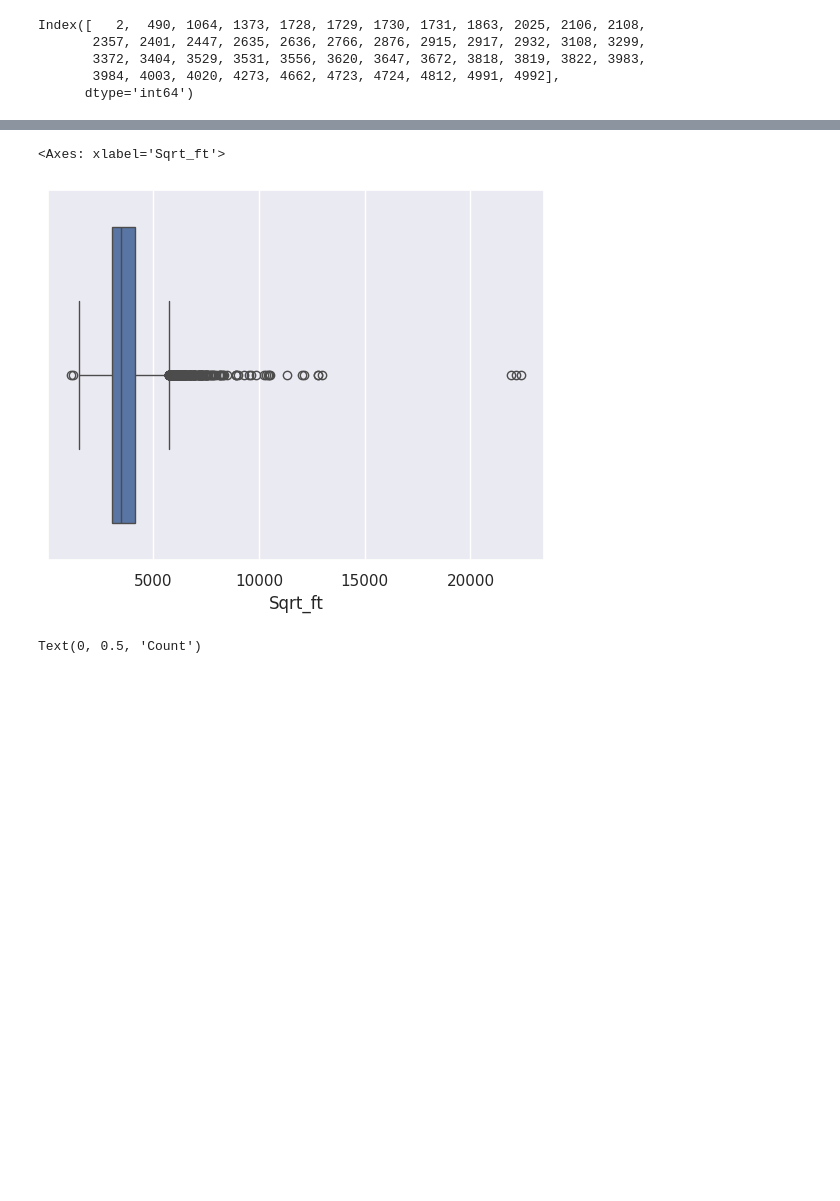
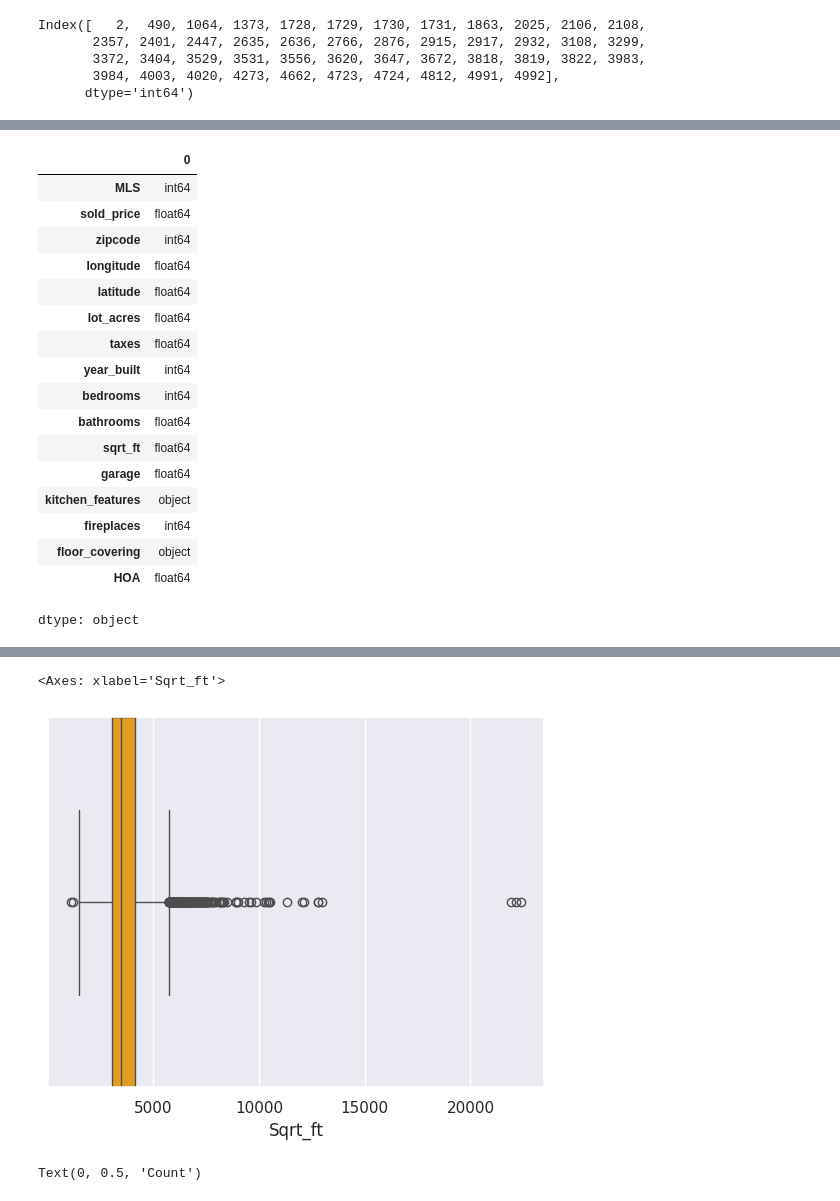
Before and after one commit to SmithAdjei8/DS_Proj_1_Hosue_Data, a Jupyter notebook: Raw_House_Data_Project_Smith.ipynb, the cells around one changed output, grey strips where cells are left out. Drawn from its saved outputs; the diff is of its cells as text; code cells hidden in the pictures; blank space fills up the shorter version.

```diff
--- a/Raw_House_Data_Project_Smith.ipynb
+++ b/Raw_House_Data_Project_Smith.ipynb
@@ -188,3 +216,26 @@ for i in nSqrftIndex:
+# %%
+#md = df['HOA'].isin()
+#md.index
+df.dtypes
+# %% [output]
+|  | 0 |
+| MLS | int64 |
+| sold_price | float64 |
+| zipcode | int64 |
+| longitude | float64 |
+| latitude | float64 |
+| lot_acres | float64 |
+| taxes | float64 |
+| year_built | int64 |
+| bedrooms | int64 |
+| bathrooms | float64 |
+| sqrt_ft | float64 |
+| garage | float64 |
+| kitchen_features | object |
+| fireplaces | int64 |
+| floor_covering | object |
+| HOA | float64 |
+dtype: object
 # %%
 df.describe()
 # %% [output]
@@ -205,8 +258,8 @@ df = df.rename(columns={'sold_price' : 'Sold_Price', 'zipcode' : 'Zipcode', 'lon
 # %%
-sns.boxplot(x=df["Sqrt_ft"])
+sns.boxplot(df, x='Sqrt_ft', color='orange', width=1)
 # %% [output]
 <Axes: xlabel='Sqrt_ft'>
-[figure, old version]
+[figure, new version]
 # %%
 plt.figure(figsize=(10,7))
 plt.hist(df['Bedrooms'], bins=30)
```
Also changed, not shown: parts of 10 cells of this notebook, 5 other files.
